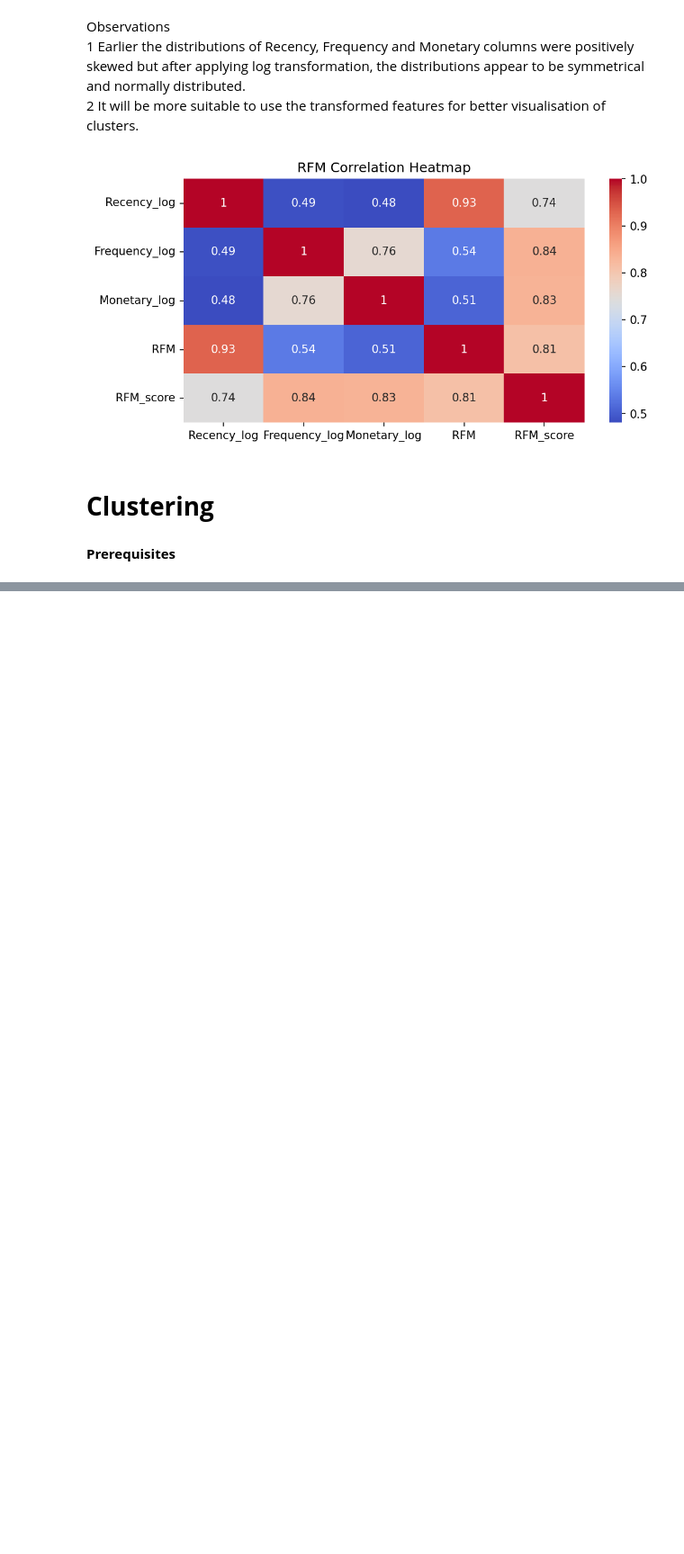
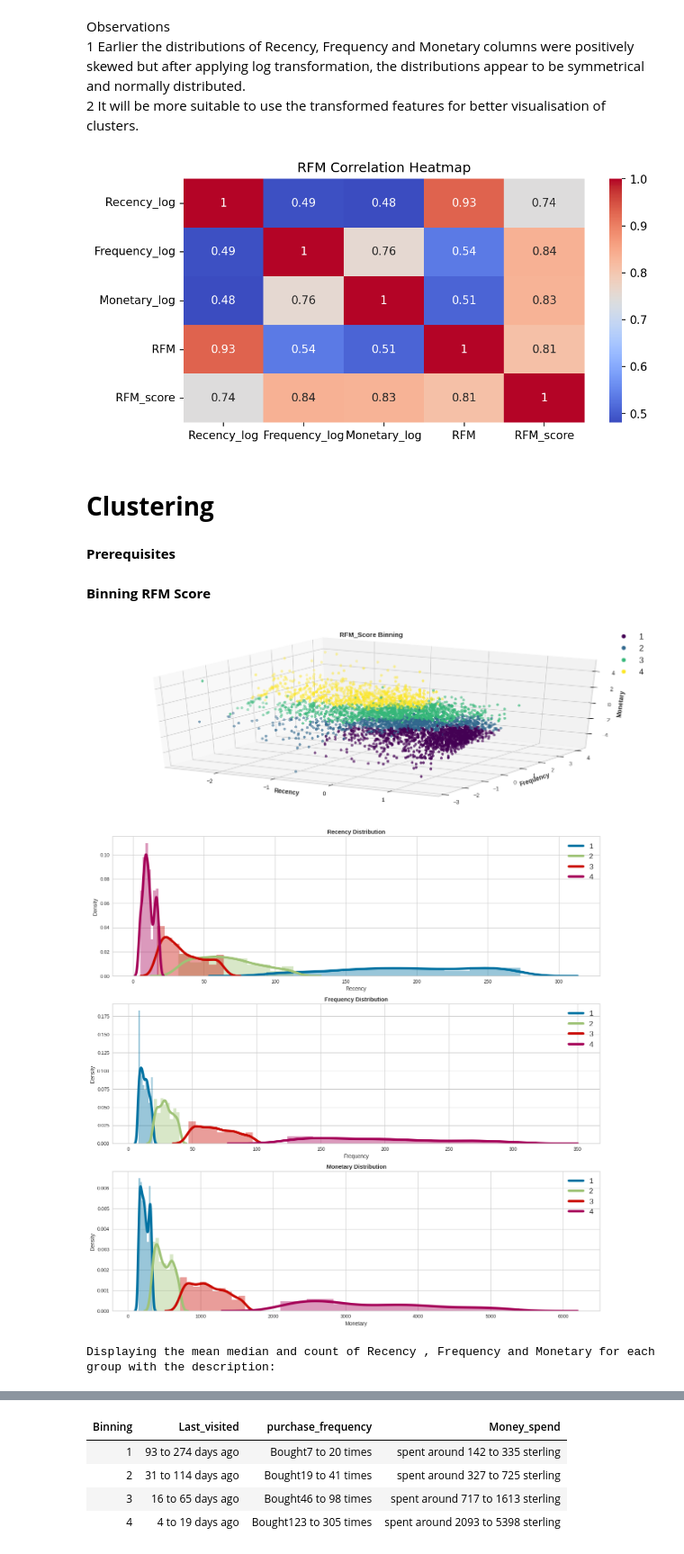
Before and after one commit to prajwalDU/customer-segmentation, a Jupyter notebook: Online_Retail_Customer_Segmentation_Capstone_Project.ipynb, the cells around one changed output, grey strips where cells are left out. Shown at 90% size. Cells and saved outputs as stored; diff of their text form; code cells hidden in the pictures; blank space fills up the shorter version.

```diff
--- a/Online_Retail_Customer_Segmentation_Capstone_Project.ipynb
+++ b/Online_Retail_Customer_Segmentation_Capstone_Project.ipynb
@@ -599,0 +694,15 @@ X = StandardScaler().fit_transform(X)
+# %% [markdown]
+**Binning RFM Score**
+# %%
+# Splitting RFM_score in 4 bins based on quantiles
+y = pd.qcut(rfm['RFM_score'], q=4, labels=[1,2,3,4]).astype(int)
+
+# plotting segment for visualization
+title = 'RFM_Score Binning'
+segment_name = 'Binning'
+overlap_supress = 0.25
+conclusion[segment_name] = plots_stats_summary(y, segment_name, title, overlap_supress)
+# %% [output]
+[figure, added]
+[figure, added]
+Displaying the mean median and count of Recency , Frequency and Monetary for each group with the description:
@@ -599,0 +714,5 @@ X = StandardScaler().fit_transform(X)
+| Binning | Last_visited | purchase_frequency | Money_spend |
+| 1 | 93 to 274 days ago | Bought7 to 20 times | spent around 142 to 335 sterling |
+| 2 | 31 to 114 days ago | Bought19 to 41 times | spent around 327 to 725 sterling |
+| 3 | 16 to 65 days ago | Bought46 to 98 times | spent around 717 to 1613 sterling |
+| 4 | 4 to 19 days ago | Bought123 to 305 times | spent around 2093 to 5398 sterling |
```
Also changed, not shown: parts of 8 cells of this notebook.
